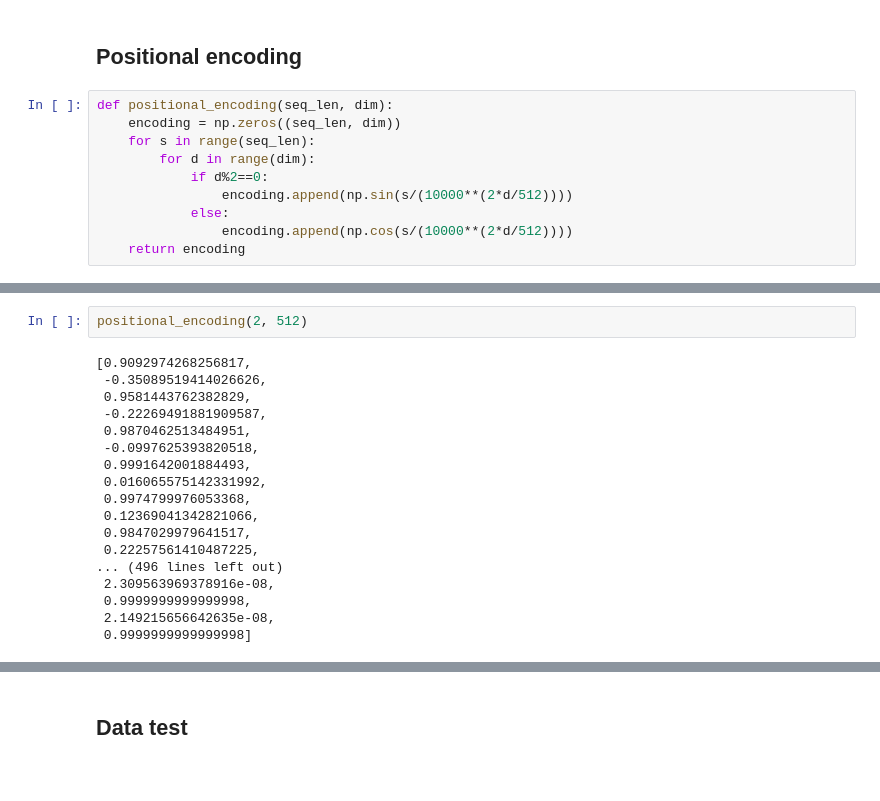
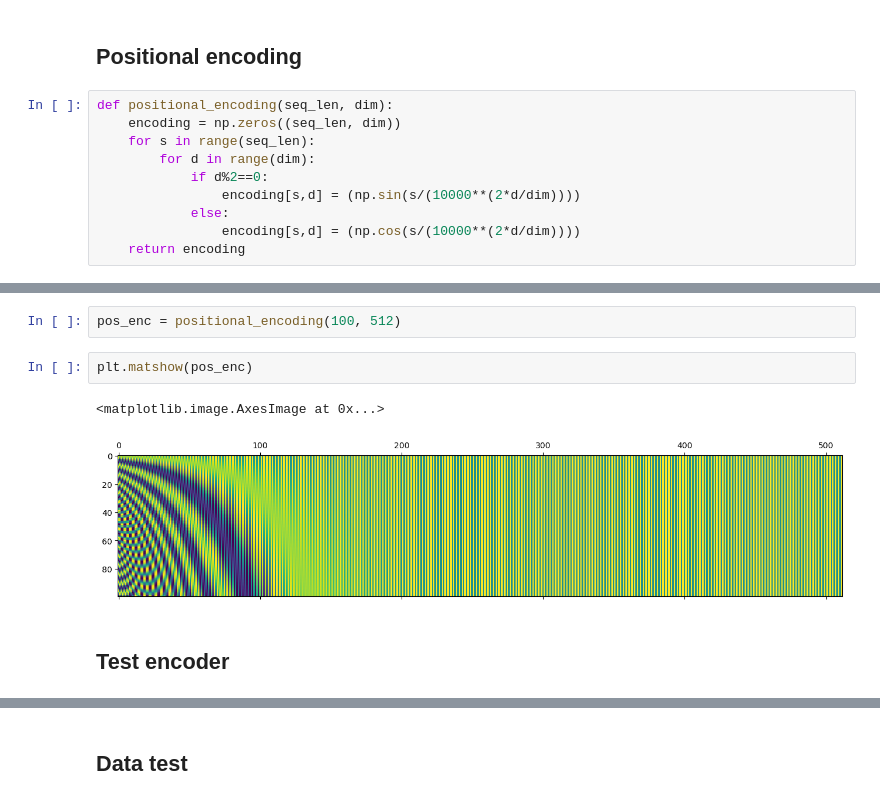
Before and after one commit to hykhhijk/PaperImplemenataion, a Jupyter notebook: Transformer/Transformer.ipynb, the cells around one changed output, grey strips where cells are left out. Cells and saved outputs as stored; diff of their text form.

Commit message:
Add encoder module

```diff
--- a/Transformer/Transformer.ipynb
+++ b/Transformer/Transformer.ipynb
@@ -142,7 +143,7 @@ def positional_encoding(seq_len, dim):
     for s in range(seq_len):
         for d in range(dim):
             if d%2==0:
-                encoding.append(np.sin(s/(10000**(2*d/512))))
+                encoding[s,d] = (np.sin(s/(10000**(2*d/dim))))
             else:
-                encoding.append(np.cos(s/(10000**(2*d/512))))
+                encoding[s,d] = (np.cos(s/(10000**(2*d/dim))))
     return encoding
@@ -211,20 +150,9 @@ tensor([[0.8415, 0.8267, 0.8118, 0.7968, 0.7817, 0.7665, 0.7513, 0.7361, 0.7209,
-# %%
-positional_encoding(2, 512)
-# %% [output]
-[0.9092974268256817,
- -0.35089519414026626,
- 0.9581443762382829,
- -0.22269491881909587,
- 0.9870462513484951,
- -0.0997625393820518,
- 0.9991642001884493,
- 0.016065575142331992,
- 0.9974799976053368,
- 0.12369041342821066,
- 0.9847029979641517,
- 0.22257561410487225,
-... (496 lines left out)
- 2.309563969378916e-08,
- 0.9999999999999998,
- 2.149215656642635e-08,
- 0.9999999999999998]
+# %%
+pos_enc = positional_encoding(100, 512)
+# %%
+plt.matshow(pos_enc)
+# %% [output]
+<matplotlib.image.AxesImage at 0x...>
+[figure, added]
+# %% [markdown]
+## Test encoder
```
Also changed, not shown: parts of 17 cells of this notebook.
